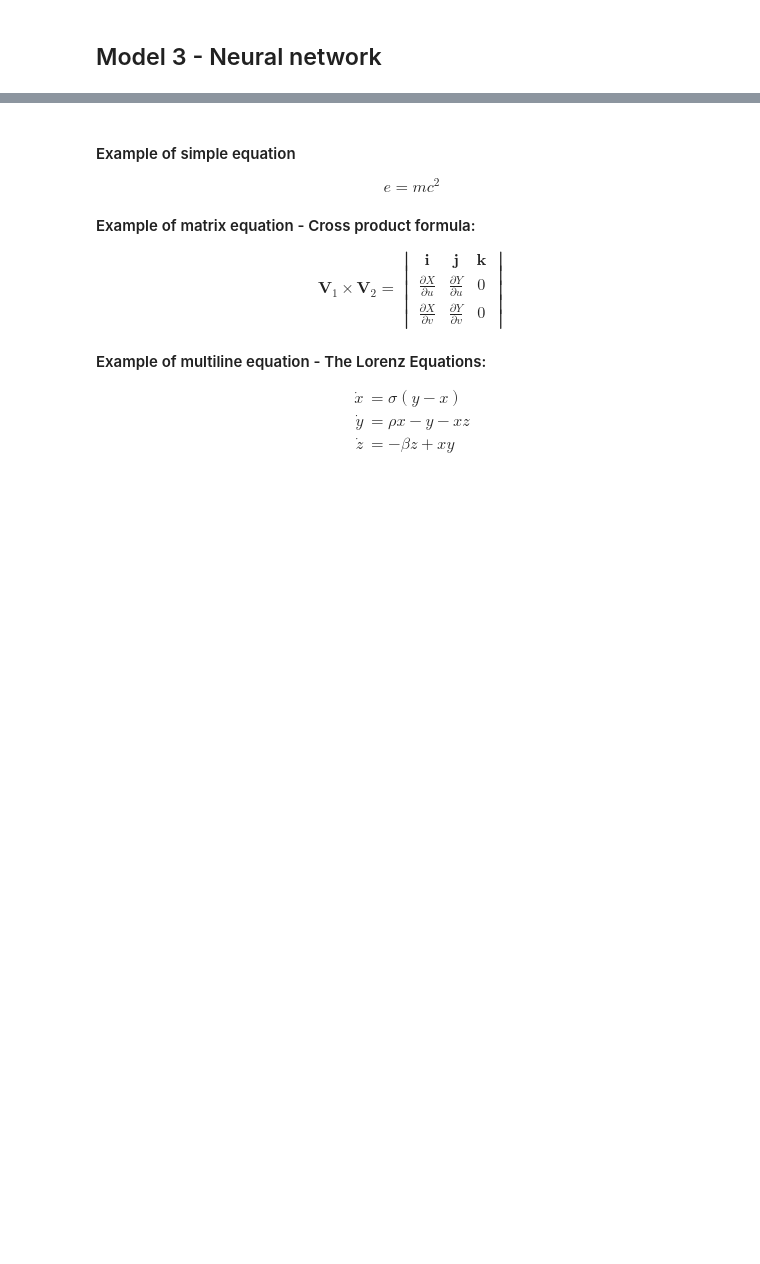
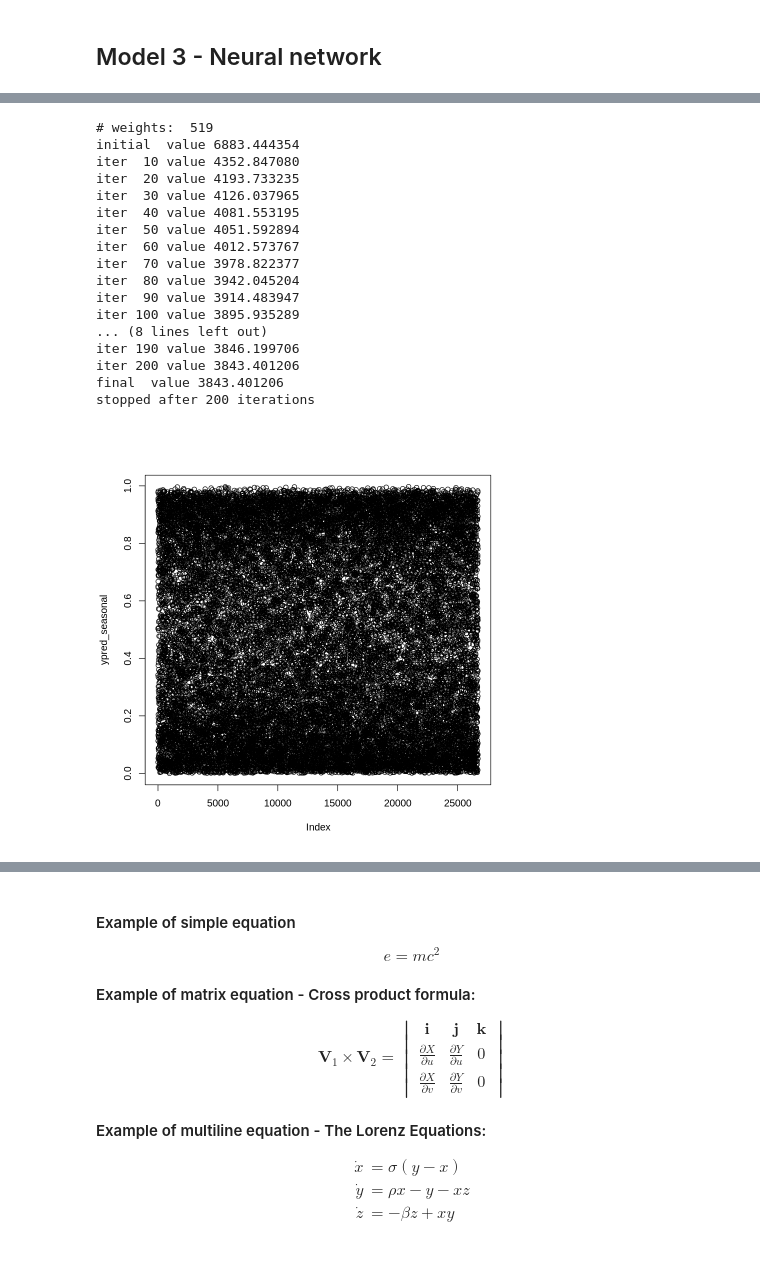
Before and after one commit to jogjini/Predict-H1N1-and-Seasonal-Flu-Vaccines, a Jupyter notebook: ReportTemplate.ipynb, the cells around one changed output, grey strips where cells are left out. Drawn from its saved outputs; the diff is of its cells as text; code cells hidden in the pictures; blank space fills up the shorter version.

```diff
--- a/ReportTemplate.ipynb
+++ b/ReportTemplate.ipynb
@@ -805,6 +906,26 @@ ypred_h1n1 <- predict (mynet_h1n1, test)
 # %%
 #same us of nnet and predict for the seasonal label set
-mynet_seasonal<-nnet(x=training,y=label_seasonal, size=14, maxiter=1000)
-ypred_seasonal <- predict (mynet_seasonal, test)
+mynet_seasonal<-nnet(x=training_set,y=label_seasonal, size=14, decay=0.01,maxit=200)
+ypred_seasonal <- predict (mynet_seasonal, test_set)
+plot(ypred_seasonal)
+# %% [output]
+# weights:  519
+initial  value 6883.444354
+iter  10 value 4352.847080
+iter  20 value 4193.733235
+iter  30 value 4126.037965
+iter  40 value 4081.553195
+iter  50 value 4051.592894
+iter  60 value 4012.573767
+iter  70 value 3978.822377
+iter  80 value 3942.045204
+iter  90 value 3914.483947
+iter 100 value 3895.935289
+... (8 lines left out)
+iter 190 value 3846.199706
+iter 200 value 3843.401206
+final  value 3843.401206
+stopped after 200 iterations
+[figure, added]
 # %%
 #create data.frame and csv submission file
```
Also changed, not shown: parts of 14 cells of this notebook.
